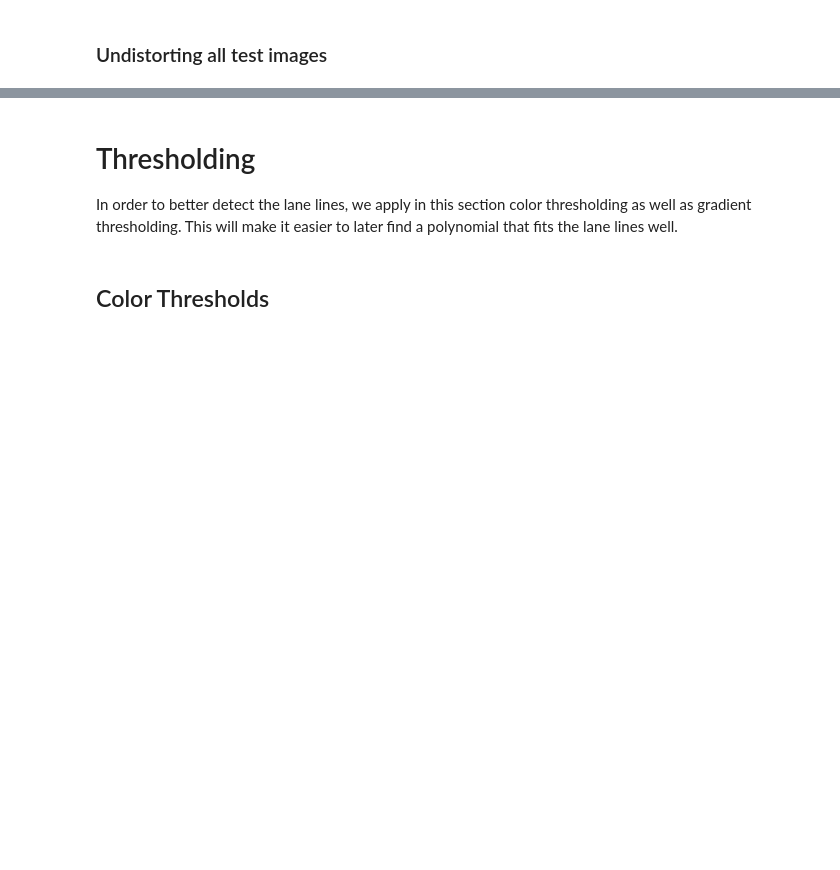
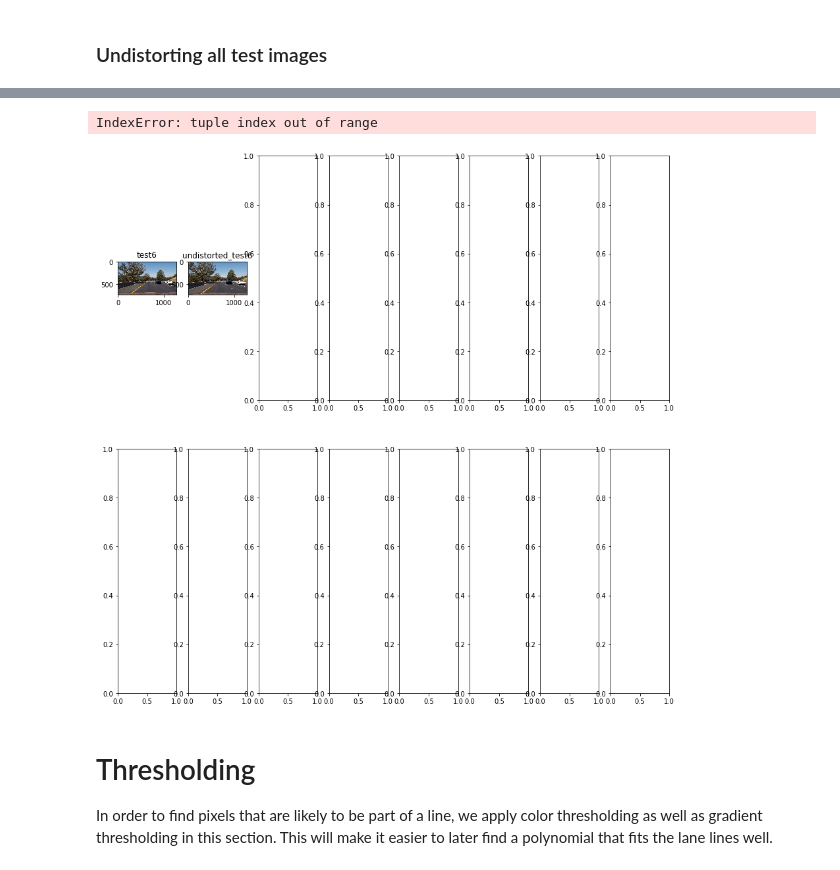
Before and after one commit to julia-kraus/CarND-Advanced-Lane-Lines, a Jupyter notebook: solution.ipynb, the cells around one changed output, grey strips where cells are left out. Cells and saved outputs as stored; diff of their text form; code cells hidden in the pictures; blank space fills up the shorter version.

Commit message:
plotting function not working

```diff
--- a/solution.ipynb
+++ b/solution.ipynb
@@ -186,9 +176,3 @@ plt.show()
 This does works reasonably well, but not perfectly on all calibration images.
 # %% [markdown]
 ### Undistorting all test images
-# %%
-test_img_paths = glob.glob(test_imgs_dir + '/*.jpg')
-for test_img_path in test_img_paths:
-    test_img = utils.load_image(test_img_path)
-    undist = undistort_img(test_img, mtx, dist)
-    plt.imshow(undist)
@@ -195,5 +199,10 @@ for test_img_path in test_img_paths:
+# %%
+undist_test_imgs = [undistort_img(test_img, mtx, dist) for test_img in test_imgs]
+undist_test_img_names = ['undistorted_' + test_img_name for test_img_name in test_img_names]
+utils.show_img_lists(list(zip(test_imgs, undist_test_imgs)), image_names=list(zip(test_img_names, undist_test_img_names)), title=None, figsize=(15, 15))
+# %% [output]
+IndexError: tuple index out of range
+[figure, added]
 # %% [markdown]
 # Thresholding
-In order to better detect the lane lines, we apply in this section color thresholding as well as gradient thresholding. This will make it easier to later find a polynomial that fits the lane lines well.
+In order to find pixels that are likely to be part of a line, we apply  color thresholding as well as gradient thresholding in this section. This will make it easier to later find a polynomial that fits the lane lines well.
-# %% [markdown]
-## Color Thresholds
```
Also changed, not shown: parts of 4 cells of this notebook.
